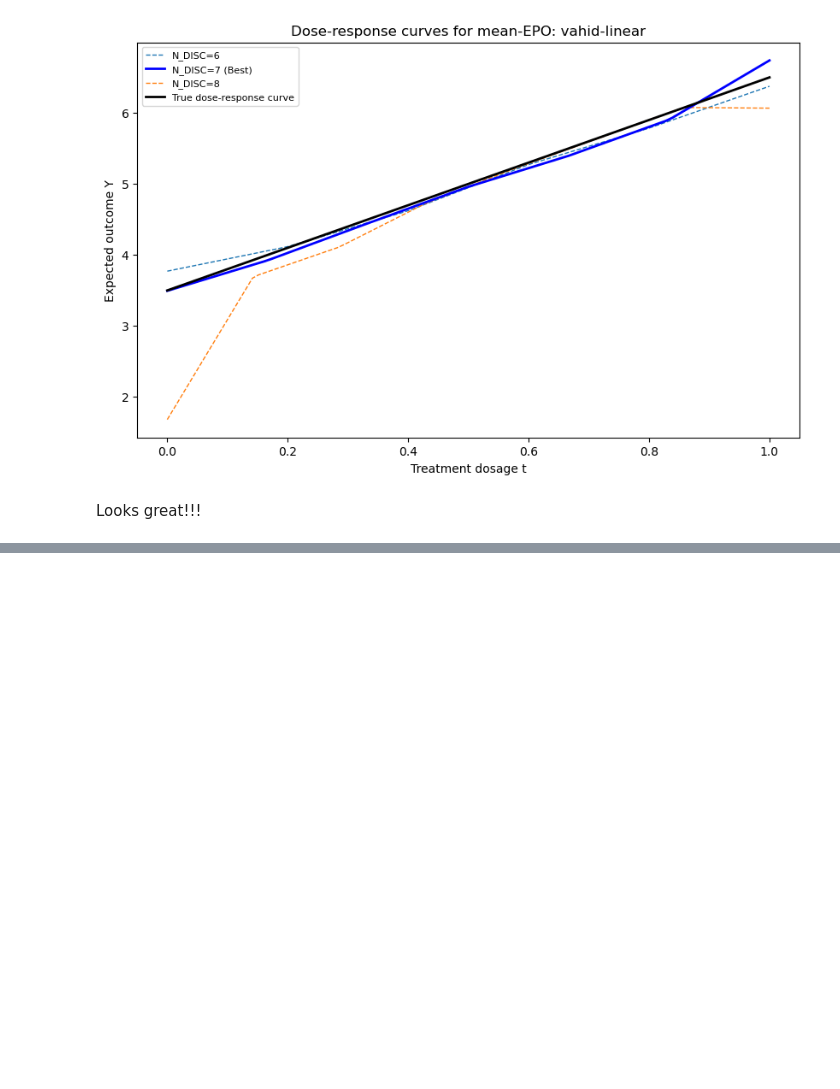
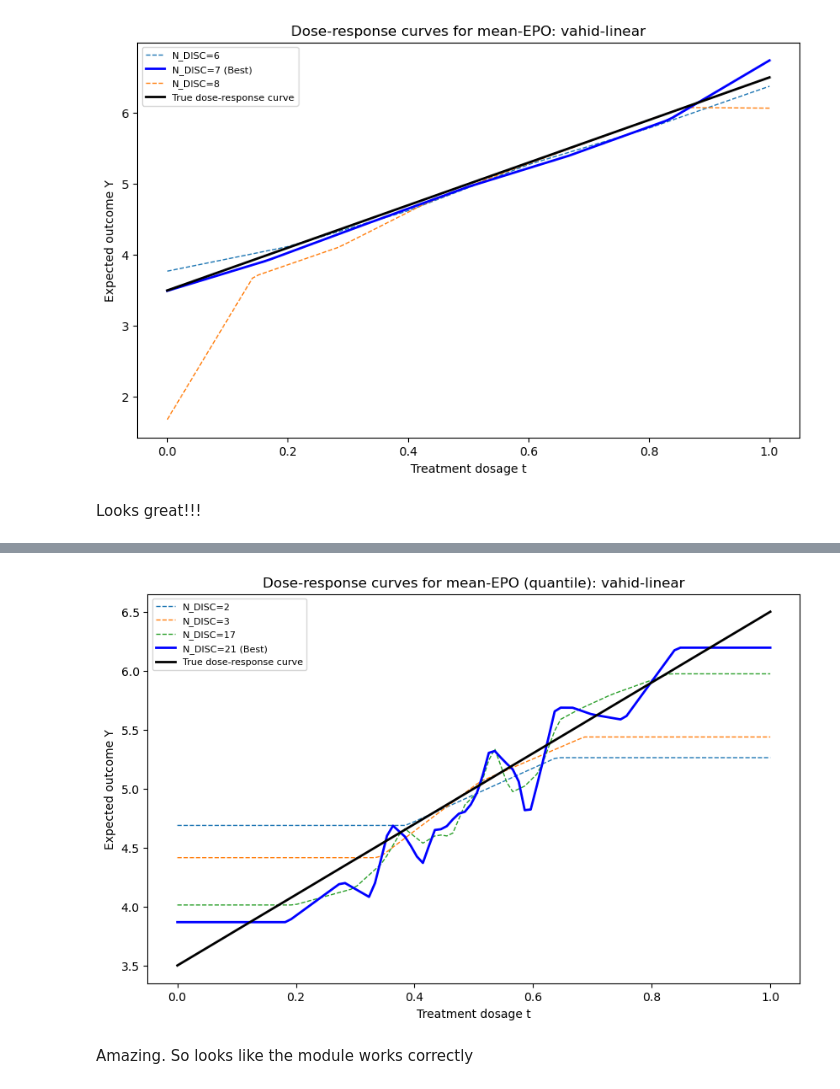
Before and after one commit to chris-L6/CausalPFN, a Jupyter notebook: my-work/Week_11-17/notebooks/module_testing.ipynb, the cells around one changed output, grey strips where cells are left out. Cells and saved outputs as stored; diff of their text form; code cells hidden in the pictures; blank space fills up the shorter version.

```diff
--- a/my-work/Week_11-17/notebooks/module_testing.ipynb
+++ b/my-work/Week_11-17/notebooks/module_testing.ipynb
@@ -149,0 +230,36 @@ Looks great!!!
+# %%
+## Plotting DRF predictions
+fig = plt.figure(figsize=(10, 6))
+
+N_DISC_TO_VIZ = [2, 3, 17, 21]
+for N_DISC in N_DISC_TO_VIZ:
+    epos_dict = epos_collection[N_DISC]
+    # Extract data and plot it
+    lists = sorted(epos_dict.items()) # sorted by key, return a list of tuples
+    t_vals, epos = zip(*lists) # unpack a list of pairs into two tuples
+    drf_pred = interp1d(t_vals, epos,
+                        bounds_error=False,
+                        fill_value=(epos[0], epos[-1]))
+    y_pred = drf_pred(fine_t_mesh)
+    if rmse_df.loc[N_DISC, "RMSE"] == rmse_df.min().values: # emphasize best prediction
+        plt.plot(fine_t_mesh, y_pred, '-', linewidth=2,
+                 label=f"N_DISC={N_DISC} (Best)", c="blue", zorder=14)
+    else:
+        plt.plot(fine_t_mesh, y_pred, '--', linewidth=1,
+                 label=f"N_DISC={N_DISC}")
+
+# True dose-response curve
+y_true = drf_linear(fine_t_mesh)
+plt.plot(fine_t_mesh, y_true,
+         label="True dose-response curve", linewidth=2, c='k', zorder=15)
+
+plt.title(f"Dose-response curves for mean-EPO (quantile): {data_name}")
+plt.xlabel("Treatment dosage t")
+plt.ylabel("Expected outcome Y")
+plt.legend(fontsize=8)
+
+plt.show()
+# %% [output]
+[figure, added]
+# %% [markdown]
+Amazing. So looks like the module works correctly
```
Also changed, not shown: parts of 8 cells of this notebook.
